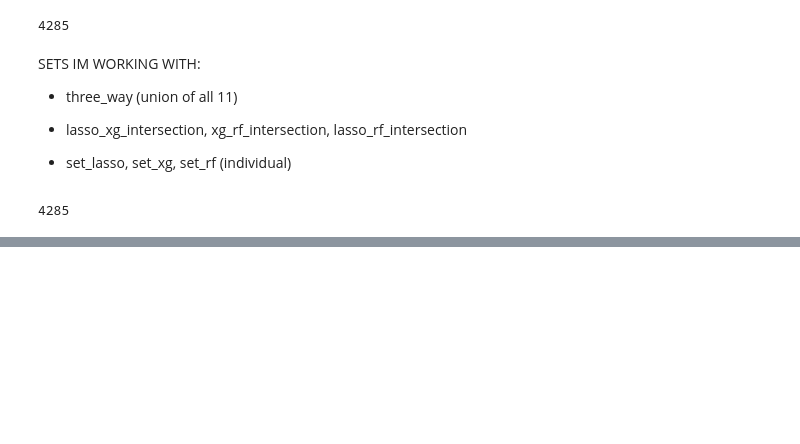
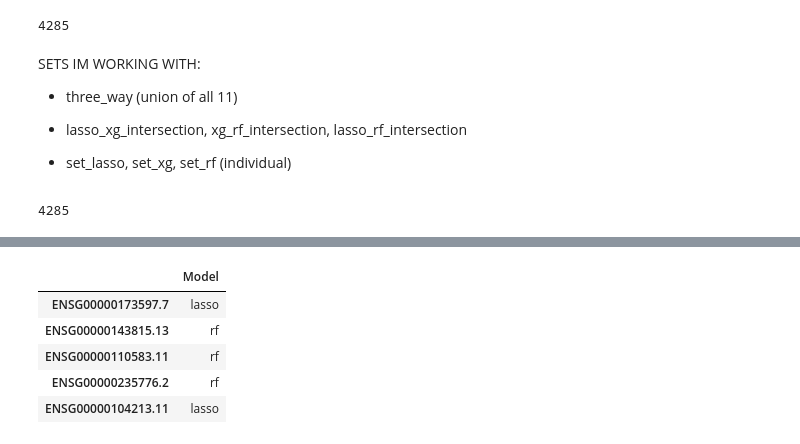
Before and after one commit to NCBI-Hackathons/ConsensusML, a Jupyter notebook: scripts/model_walkthrough.ipynb, the cells around one changed output, grey strips where cells are left out. Cells and saved outputs as stored; diff of their text form; code cells hidden in the pictures; blank space fills up the shorter version.

```diff
--- a/scripts/model_walkthrough.ipynb
+++ b/scripts/model_walkthrough.ipynb
@@ -441,4 +441,4 @@ gene_dict['ENSG00000259321.1']
 # %%
 d = list(gene_dict.values())
 # %%
-pd.DataFrame(data = d, index=gene_dict.keys(), columns = ['Model'])
+important_genes = pd.DataFrame(data = d, index=gene_dict.keys(), columns = ['Model'])
@@ -463,0 +445,9 @@ pd.DataFrame(data = d, index=gene_dict.keys(), columns = ['Model'])
+# %%
+important_genes.head(5)
+# %% [output]
+|  | Model |
+| ENSG00000173597.7 | lasso |
+| ENSG00000143815.13 | rf |
+| ENSG00000110583.11 | rf |
+| ENSG00000235776.2 | rf |
+| ENSG00000104213.11 | lasso |
```
Also changed, not shown: parts of 11 cells of this notebook.
